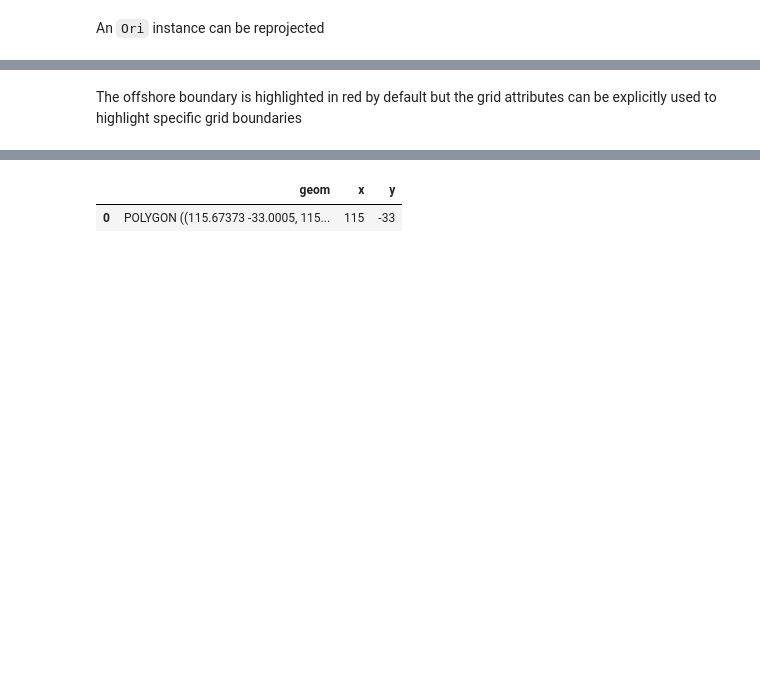
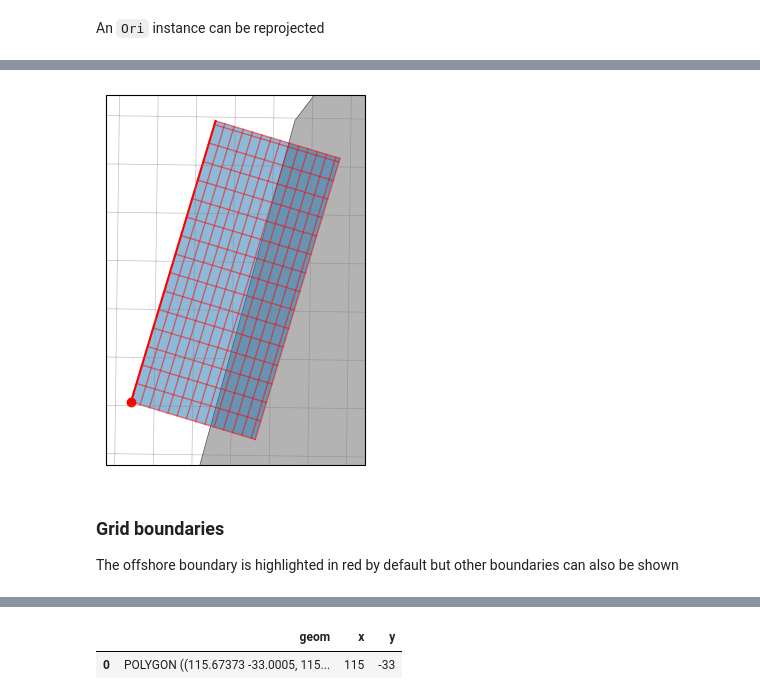
Before and after one commit to rom-py/rompy-notebooks, a Jupyter notebook: notebooks/xbeach/grid-demo.ipynb, the cells around one changed output, grey strips where cells are left out. Cells and saved outputs as stored; diff of their text form; code cells hidden in the pictures; blank space fills up the shorter version.

```diff
--- a/notebooks/xbeach/grid-demo.ipynb
+++ b/notebooks/xbeach/grid-demo.ipynb
@@ -72,4 +157,16 @@ ax = grid.plot(scale="f")
+# %%
+# The appearance of the mesh can be customised
+
+ax = grid.plot(
+    scale="i",
+    show_mesh=True,
+    mesh_step=20,
+    mesh_kwargs=dict(color="red", alpha=0.5, linewidth=1.0),
+)
+# %% [output]
+[figure, added]
 # %% [markdown]
-The offshore boundary is highlighted in red by default but the grid attributes
-can be explicitly used to highlight specific grid boundaries
+### Grid boundaries
+
+The offshore boundary is highlighted in red by default but other boundaries can also be shown
 # %%
```
Also changed, not shown: parts of 44 cells of this notebook, 1 other file.
